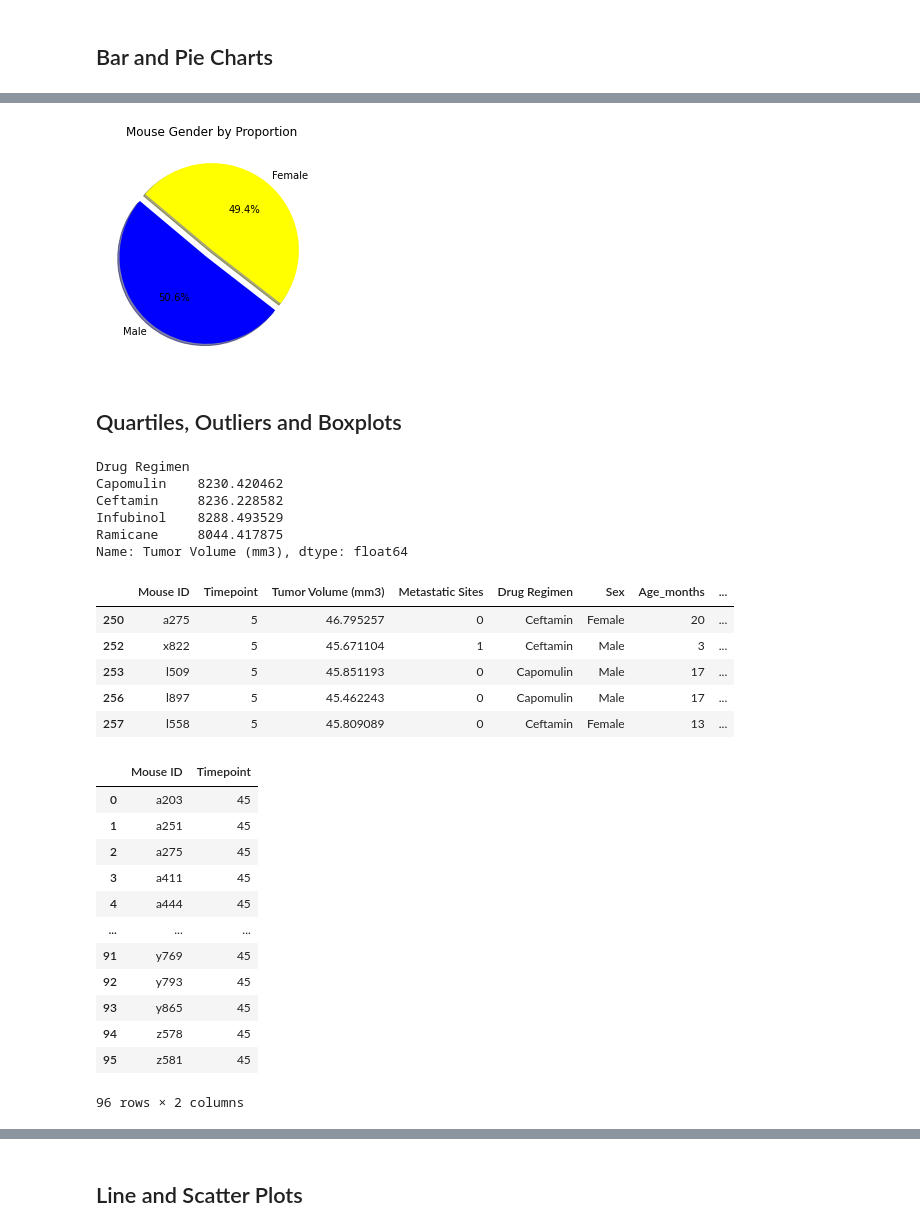
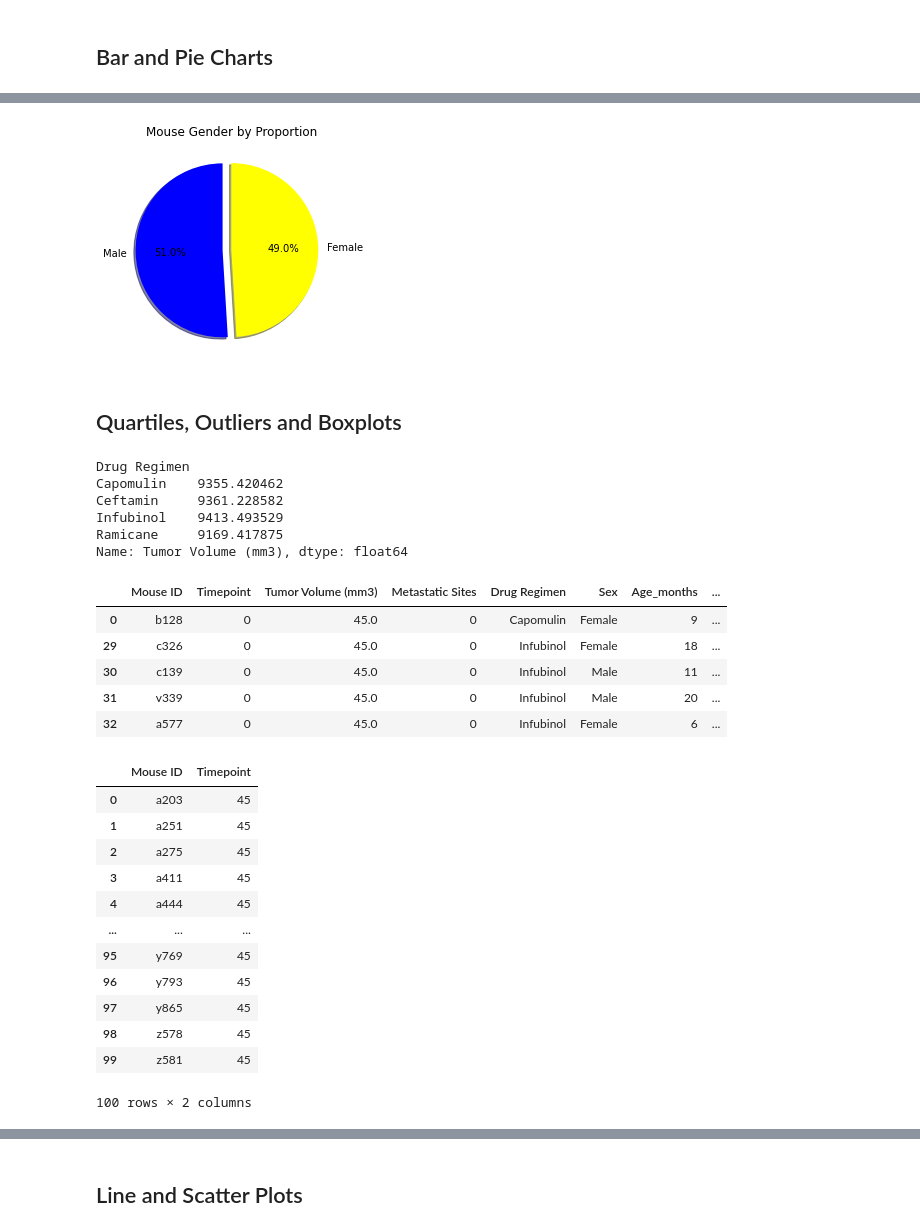
Before and after one commit to G6-2Flyy/Data_Sci_2022, a Jupyter notebook: 05-Matplotlib/Submission/pymaceuticals_Bell.ipynb, the cells around one changed output, grey strips where cells are left out. Saved outputs shown, nothing was run; the diff lists cells and outputs as text; code cells hidden in the pictures.

```diff
--- a/05-Matplotlib/Submission/pymaceuticals_Bell.ipynb
+++ b/05-Matplotlib/Submission/pymaceuticals_Bell.ipynb
@@ -164,0 +182,4 @@ memory usage: 115.6+ KB
+# %%
+# Create a clean DataFrame by dropping the duplicate mouse by its ID.
+df2 = df1.loc[df1["Mouse ID"] != "g989"].reset_index(drop=True)
+df2.groupby(["Mouse ID", "Timepoint"]).size().sort_values(ascending=False)
@@ -297,11 +326,11 @@ Name: Sex, dtype: int64
 # %%
-variable = df1.Sex.value_counts()
-plt.pie(variable.values, explode=(0.1,0), labels=variable.index.values,autopct='%1.1f%%', shadow=True, startangle=140, colors=["blue","yellow"])
+variable = df2.Sex.value_counts()
+plt.pie(variable.values, explode=(0.1,0), labels=variable.index.values,autopct='%1.1f%%', shadow=True, startangle=90, colors=["blue","yellow"])
 plt.title("Mouse Gender by Proportion")
 #plt.ylabel("Gender")
 plt.show()
 # %% [output]
-[figure, old version]
+[figure, new version]
 # %% [markdown]
 ## Quartiles, Outliers and Boxplots
 # %%
@@ -312,21 +341,22 @@ df4 = df2[kappa]
 df4.groupby('Drug Regimen')['Tumor Volume (mm3)'].sum()
 # %% [output]
 Drug Regimen
-Capomulin    8230.420462
-Ceftamin     8236.228582
-Infubinol    8288.493529
-Ramicane     8044.417875
+Capomulin    9355.420462
+Ceftamin     9361.228582
+Infubinol    9413.493529
+Ramicane     9169.417875
 Name: Tumor Volume (mm3), dtype: float64
 # %%
 df4.head()
 # %% [output]
 |  | Mouse ID | Timepoint | Tumor Volume (mm3) | Metastatic Sites | Drug Regimen | Sex | Age_months | ... |
-| 250 | a275 | 5 | 46.795257 | 0 | Ceftamin | Female | 20 | ... |
-| 252 | x822 | 5 | 45.671104 | 1 | Ceftamin | Male | 3 | ... |
-| 253 | l509 | 5 | 45.851193 | 0 | Capomulin | Male | 17 | ... |
-| 256 | l897 | 5 | 45.462243 | 0 | Capomulin | Male | 17 | ... |
-| 257 | l558 | 5 | 45.809089 | 0 | Ceftamin | Female | 13 | ... |
+| 0 | b128 | 0 | 45.0 | 0 | Capomulin | Female | 9 | ... |
+| 29 | c326 | 0 | 45.0 | 0 | Infubinol | Female | 18 | ... |
+| 30 | c139 | 0 | 45.0 | 0 | Infubinol | Male | 11 | ... |
+| 31 | v339 | 0 | 45.0 | 0 | Infubinol | Male | 20 | ... |
+| 32 | a577 | 0 | 45.0 | 0 | Infubinol | Female | 6 | ... |
 # %%
+# Max timepoint for each mouse
 psi = df4.groupby('Mouse ID').Timepoint.max().reset_index()
 psi
 # %% [output]
@@ -337,12 +367,12 @@ psi
 | 3 | a411 | 45 |
 | 4 | a444 | 45 |
 | ... | ... | ... |
-| 91 | y769 | 45 |
-| 92 | y793 | 45 |
-| 93 | y865 | 45 |
-| 94 | z578 | 45 |
-| 95 | z581 | 45 |
+| 95 | y769 | 45 |
+| 96 | y793 | 45 |
+| 97 | y865 | 45 |
+| 98 | z578 | 45 |
+| 99 | z581 | 45 |
-96 rows × 2 columns
+100 rows × 2 columns
 # %%
 # Merge this group df with the original dataframe to get the tumor volume at the last timepoint
 df_sub1 = pd.merge(df1, psi, on=['Mouse ID', 'Timepoint'], how="inner")
```
Also changed, not shown: parts of 36 cells of this notebook, 2 other files.
